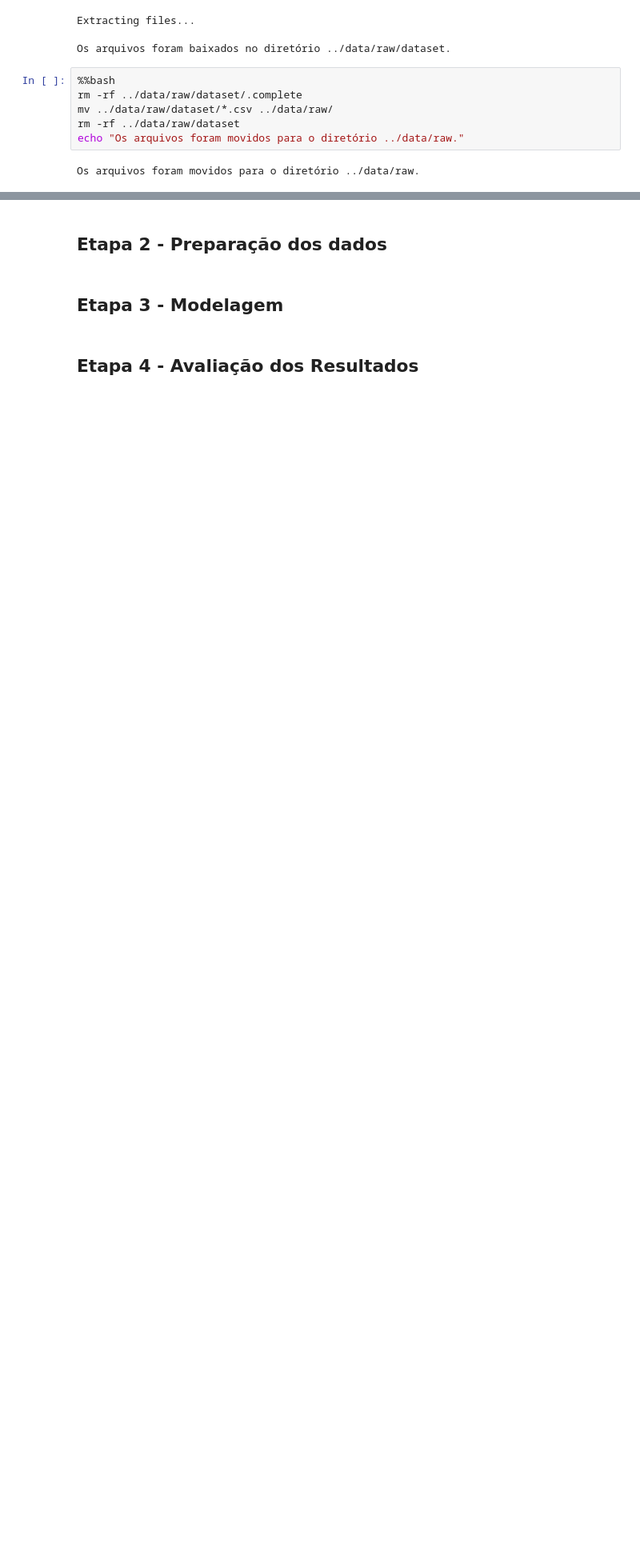
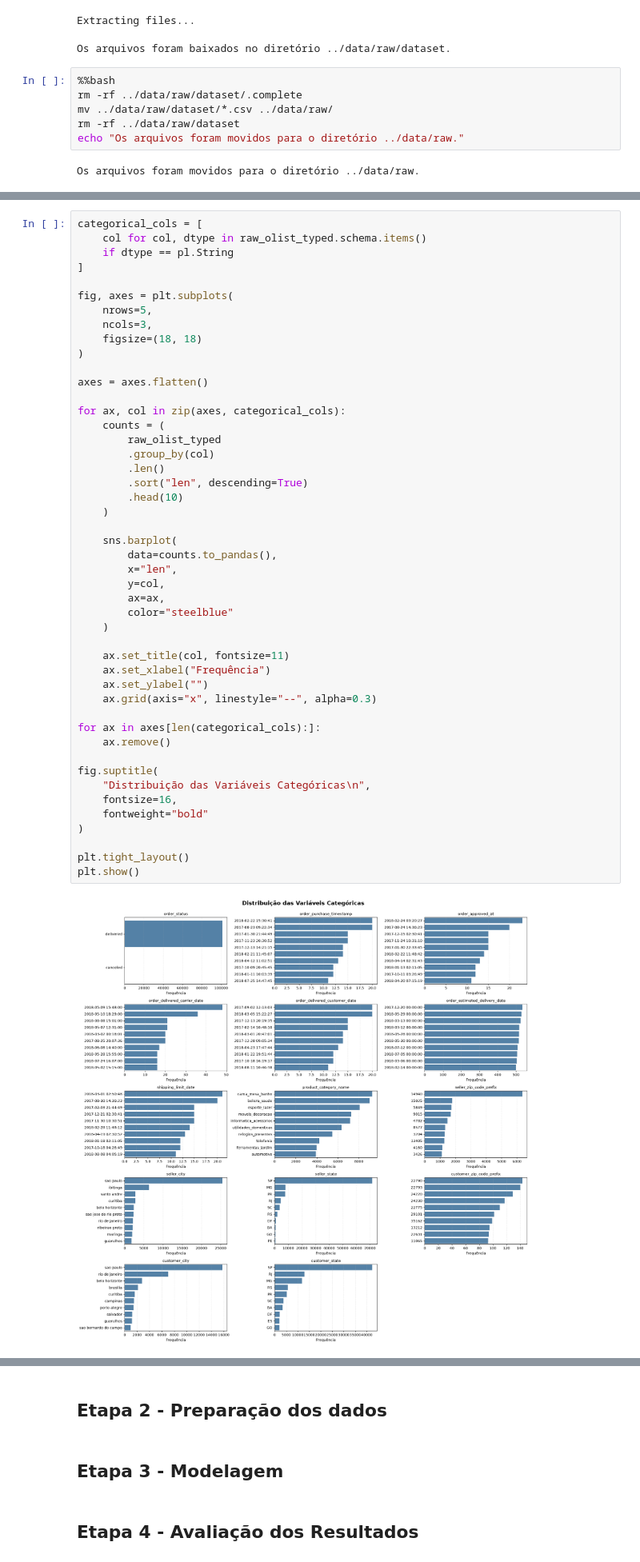
Before and after one commit to leonardosantosrocha/claude-delivery-delay-prediction, a Jupyter notebook: notebooks/notebook.ipynb, the cells around one changed output, grey strips where cells are left out. Shown at 80% size. Drawn from its saved outputs; the diff is of its cells as text; blank space fills up the shorter version.

```diff
--- a/notebooks/notebook.ipynb
+++ b/notebooks/notebook.ipynb
@@ -95,0 +318,49 @@ Os arquivos foram movidos para o diretório ../data/raw.
+# %%
+categorical_cols = [
+    col for col, dtype in raw_olist_typed.schema.items()
+    if dtype == pl.String
+]
+
+fig, axes = plt.subplots(
+    nrows=5,
+    ncols=3,
+    figsize=(18, 18)
+)
+
+axes = axes.flatten()
+
+for ax, col in zip(axes, categorical_cols):
+    counts = (
+        raw_olist_typed
+        .group_by(col)
+        .len()
+        .sort("len", descending=True)
+        .head(10)
+    )
+
+    sns.barplot(
+        data=counts.to_pandas(),
+        x="len",
+        y=col,
+        ax=ax,
+        color="steelblue"
+    )
+
+    ax.set_title(col, fontsize=11)
+    ax.set_xlabel("Frequência")
+    ax.set_ylabel("")
+    ax.grid(axis="x", linestyle="--", alpha=0.3)
+
+for ax in axes[len(categorical_cols):]:
+    ax.remove()
+
+fig.suptitle(
+    "Distribuição das Variáveis Categóricas\n",
+    fontsize=16,
+    fontweight="bold"
+)
+
+plt.tight_layout()
+plt.show()
+# %% [output]
+[figure, added]
```
Also changed, not shown: parts of 19 cells of this notebook, 1 other file.
